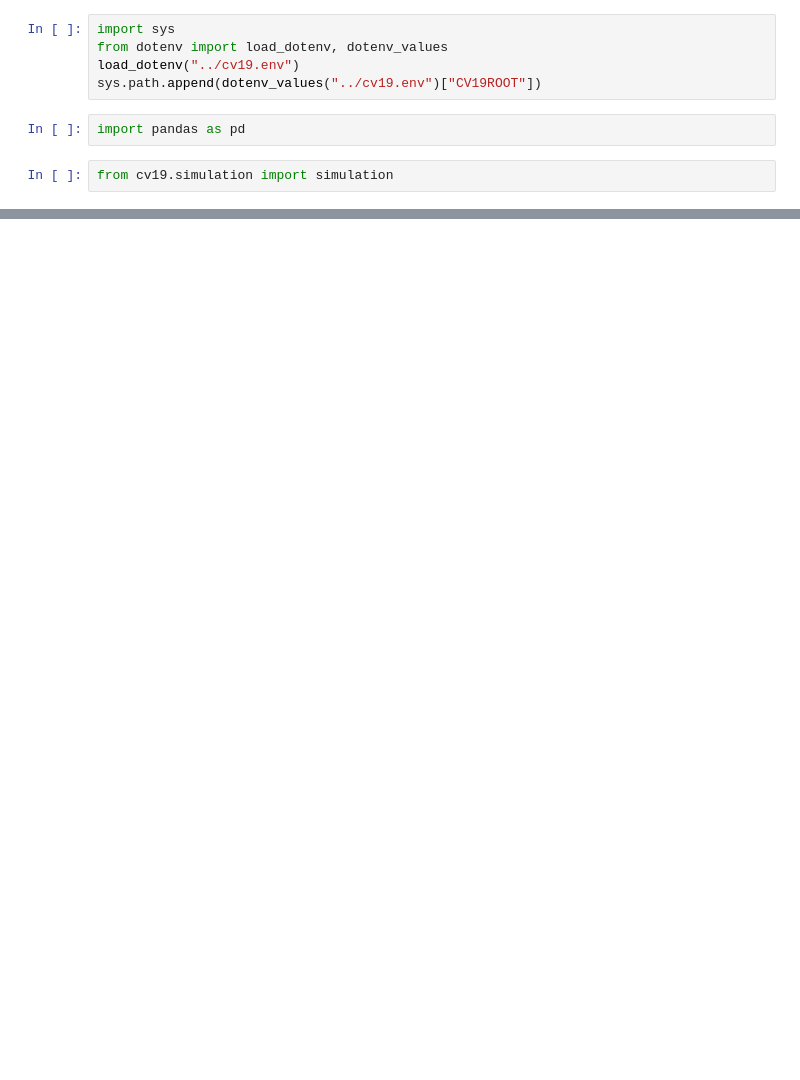
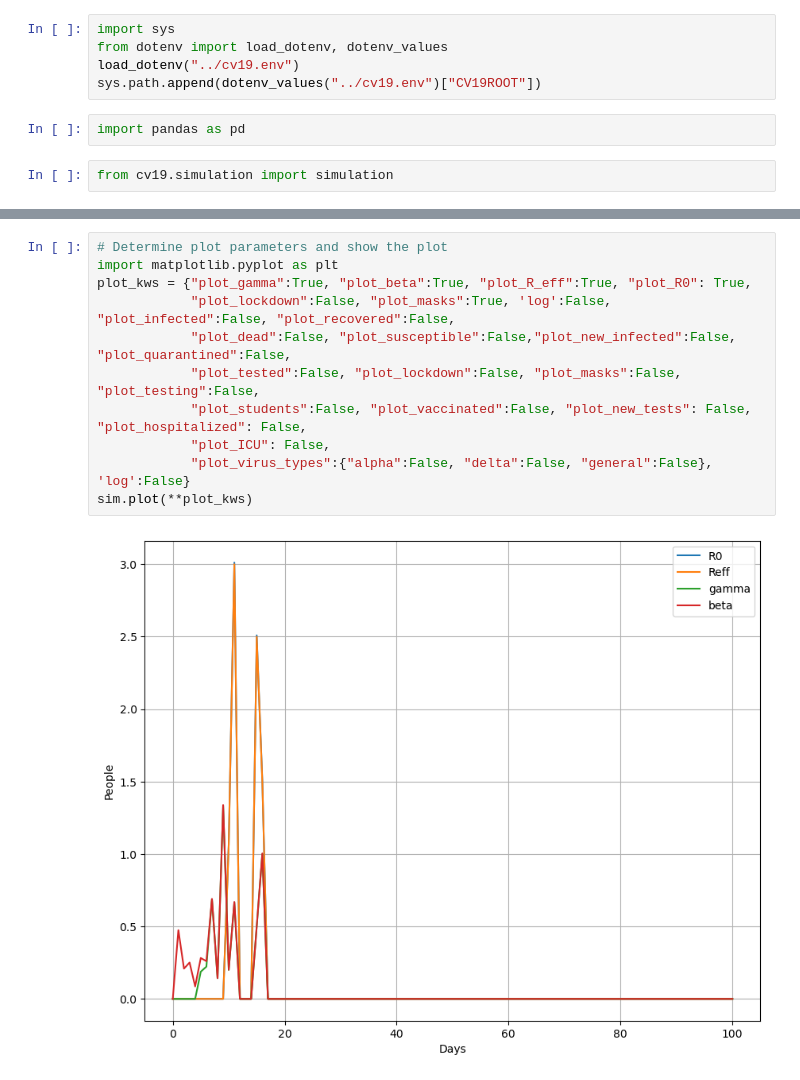
Before and after one commit to Queens-Physics/quaboom, a Jupyter notebook: notebooks/run_epidemic_plot.ipynb, the cells around one changed output, grey strips where cells are left out. Saved outputs shown, nothing was run; the diff lists cells and outputs as text; blank space fills up the shorter version.

```diff
--- a/notebooks/run_epidemic_plot.ipynb
+++ b/notebooks/run_epidemic_plot.ipynb
@@ -37,3 +55,16 @@ sim.plot(**plot_kws)
+# %%
+# Determine plot parameters and show the plot
+import matplotlib.pyplot as plt
+plot_kws = {"plot_gamma":True, "plot_beta":True, "plot_R_eff":True, "plot_R0": True,
+            "plot_lockdown":False, "plot_masks":True, 'log':False, "plot_infected":False, "plot_recovered":False,
+            "plot_dead":False, "plot_susceptible":False,"plot_new_infected":False, "plot_quarantined":False,
+            "plot_tested":False, "plot_lockdown":False, "plot_masks":False, "plot_testing":False,
+            "plot_students":False, "plot_vaccinated":False, "plot_new_tests": False, "plot_hospitalized": False,
+            "plot_ICU": False,
+            "plot_virus_types":{"alpha":False, "delta":False, "general":False}, 'log':False}
+sim.plot(**plot_kws)
+# %% [output]
+[figure, added]
 # %%
 # Example of how to access the raw data and convert to a pandas DataFrame.
 raw_data = sim.get_arrays()
```
Also changed, not shown: parts of 5 cells of this notebook.
